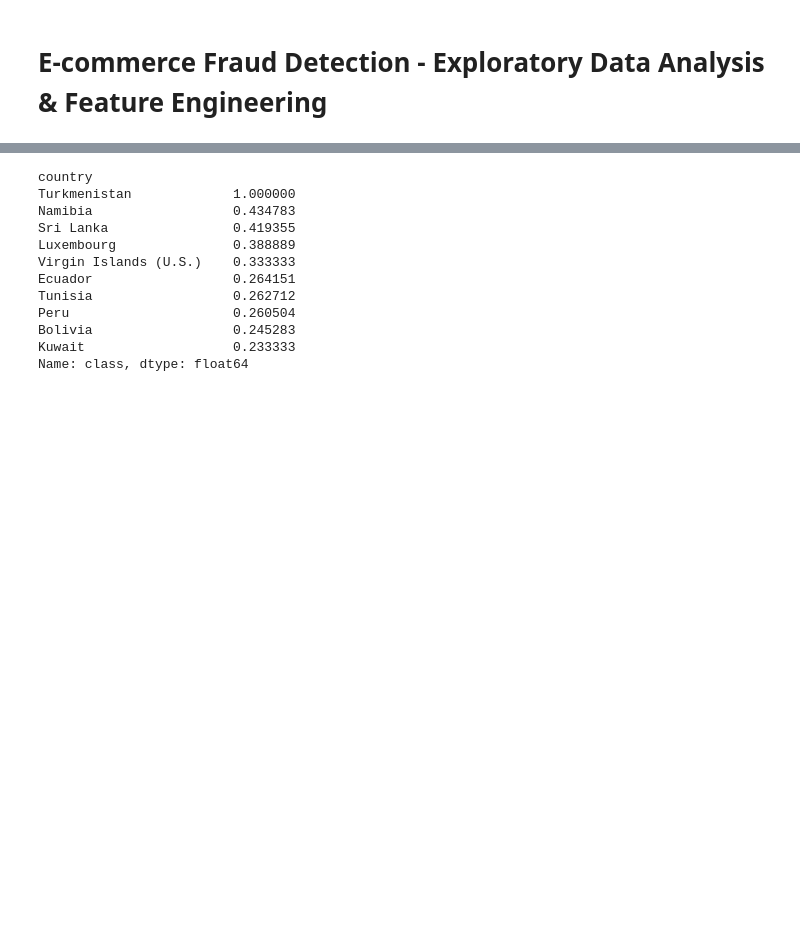
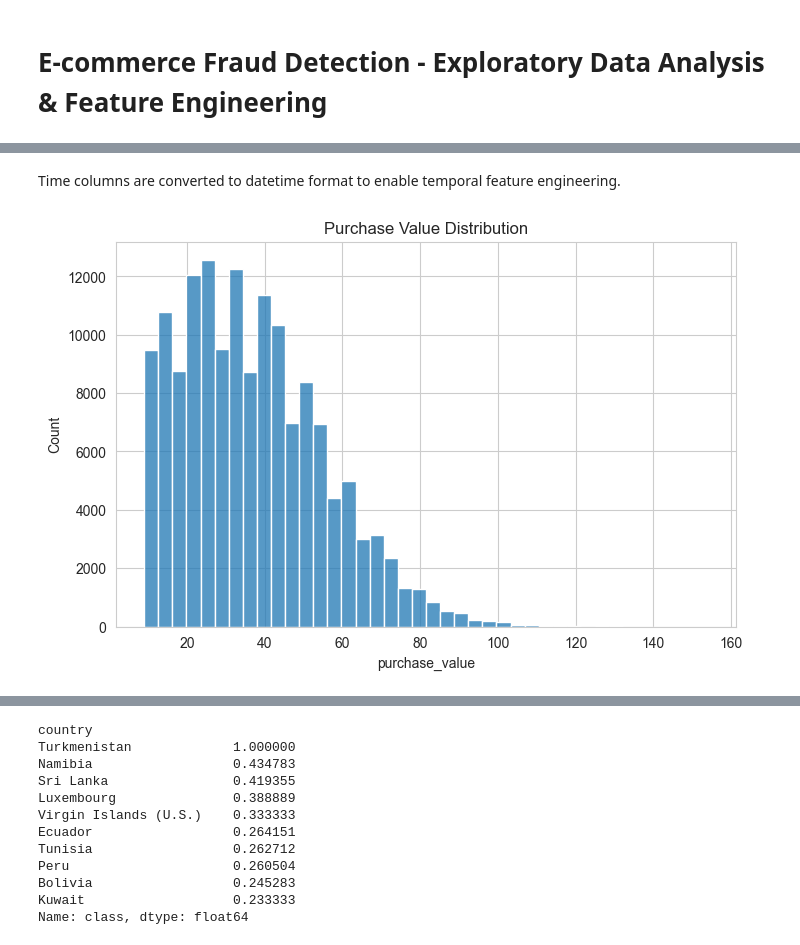
Before and after one commit to Bethabrh/fraud-detection, a Jupyter notebook: notebooks/eda-fraud-data.ipynb, the cells around one changed output, grey strips where cells are left out. Drawn from its saved outputs; the diff is of its cells as text; code cells hidden in the pictures; blank space fills up the shorter version.

```diff
--- a/notebooks/eda-fraud-data.ipynb
+++ b/notebooks/eda-fraud-data.ipynb
@@ -135,0 +63,8 @@ Name: count, dtype: int64
+# %% [markdown]
+Time columns are converted to datetime format to enable temporal feature engineering.
+# %%
+sns.histplot(fraud_df['purchase_value'], bins=40)
+plt.title("Purchase Value Distribution")
+plt.show()
+# %% [output]
+[figure, added]
```
Also changed, not shown: parts of 77 cells of this notebook, 1 other file.
